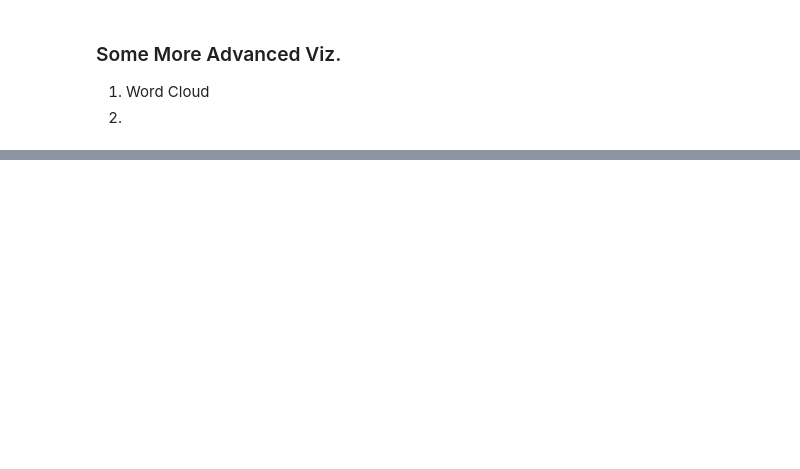
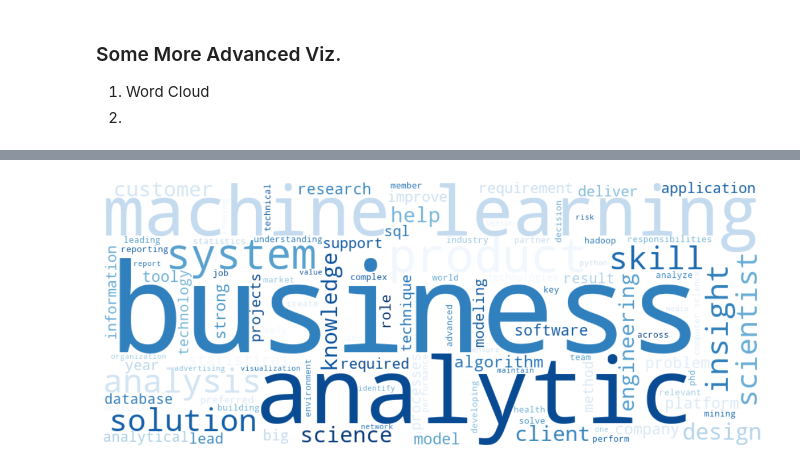
Before and after one commit to ColinB19/datajobswebscraper, a Jupyter notebook: Webscrape_DataJobs.ipynb, the cells around one changed output, grey strips where cells are left out. Saved outputs shown, nothing was run; the diff lists cells and outputs as text; code cells hidden in the pictures; blank space fills up the shorter version.

```diff
--- a/Webscrape_DataJobs.ipynb
+++ b/Webscrape_DataJobs.ipynb
@@ -641,0 +879,4 @@ AttributeError: 'DataFrame' object has no attribute 'id'
+# %%
+create_word_cloud(job_type='Data Scientist')
+# %% [output]
+[figure, added]
```
Also changed, not shown: parts of 22 cells of this notebook, 1 other file.
